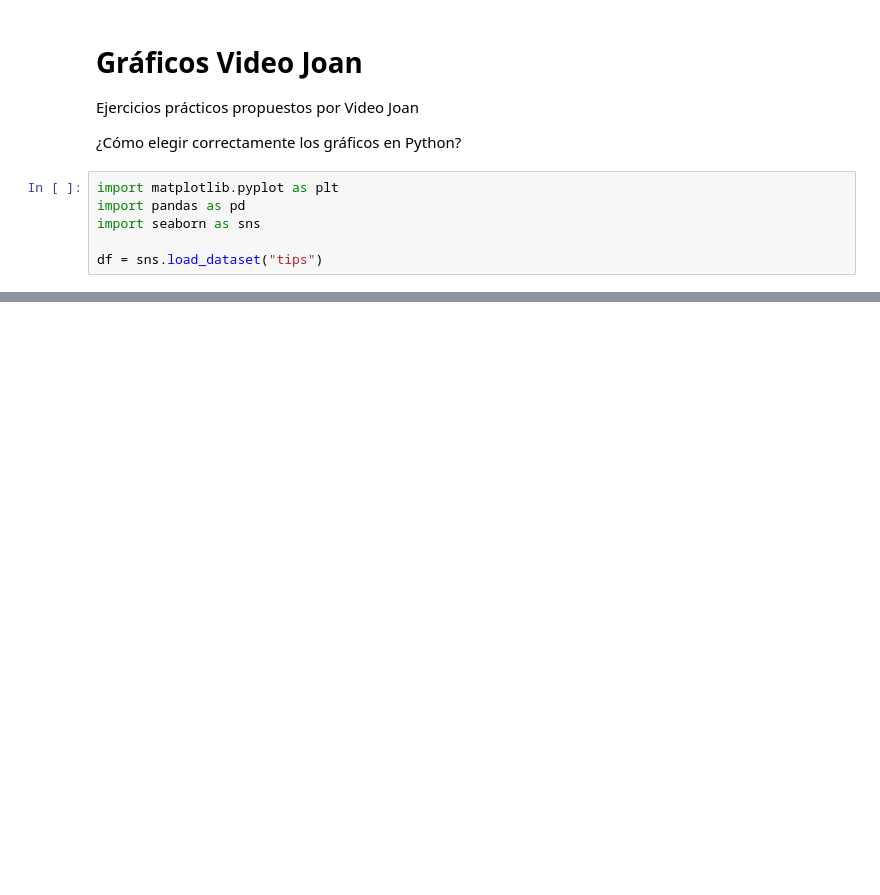
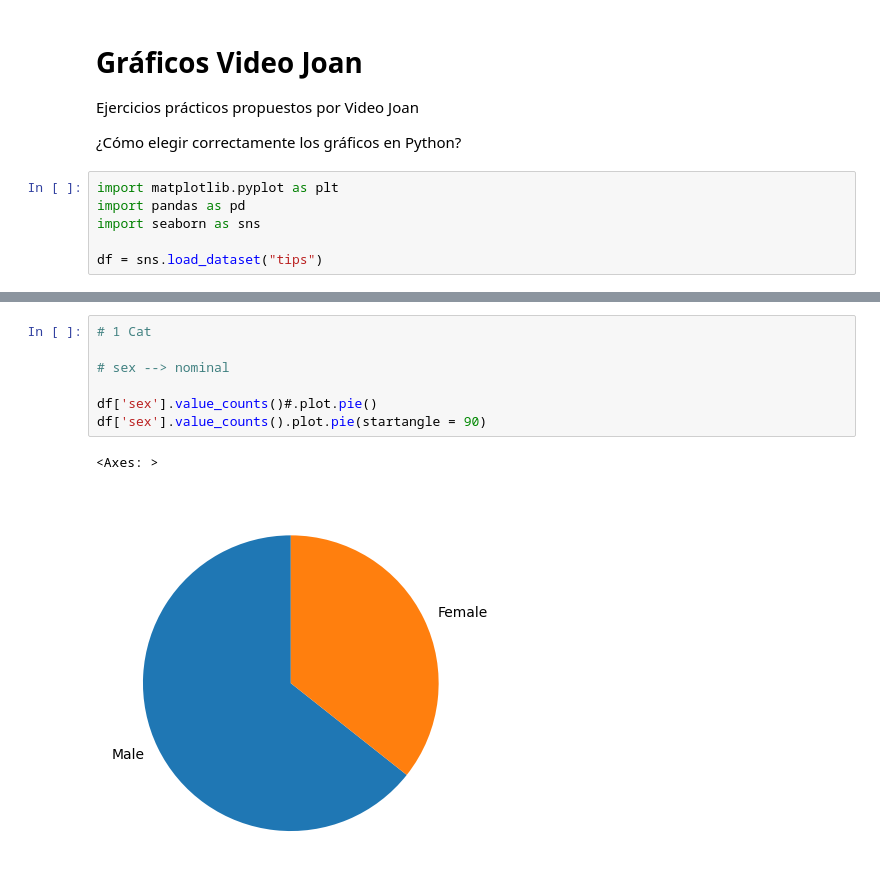
Before and after one commit to rogerloop/03_Especialitzacio, a Jupyter notebook: Sprint_11_ Visualització_Dades_Python_PowerBI/Practicas/2026-05-27_Graficos_Joan.ipynb, the cells around one changed output, grey strips where cells are left out. Saved outputs shown, nothing was run; the diff lists cells and outputs as text; blank space fills up the shorter version.

```diff
--- a/Sprint_11_ Visualització_Dades_Python_PowerBI/Practicas/2026-05-27_Graficos_Joan.ipynb
+++ b/Sprint_11_ Visualització_Dades_Python_PowerBI/Practicas/2026-05-27_Graficos_Joan.ipynb
@@ -30,0 +51,10 @@ df.describe()
+# %%
+# 1 Cat
+
+# sex --> nominal
+
+df['sex'].value_counts()#.plot.pie()
+df['sex'].value_counts().plot.pie(startangle = 90)
+# %% [output]
+<Axes: >
+[figure, added]
```
Also changed, not shown: parts of 12 cells of this notebook, 2 other files.
